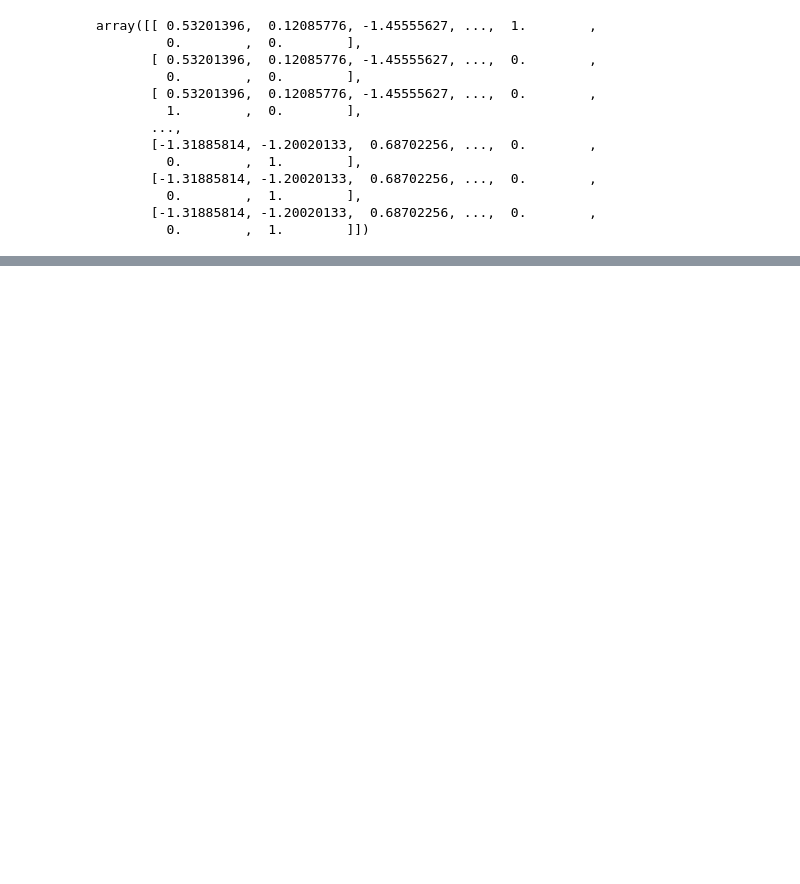
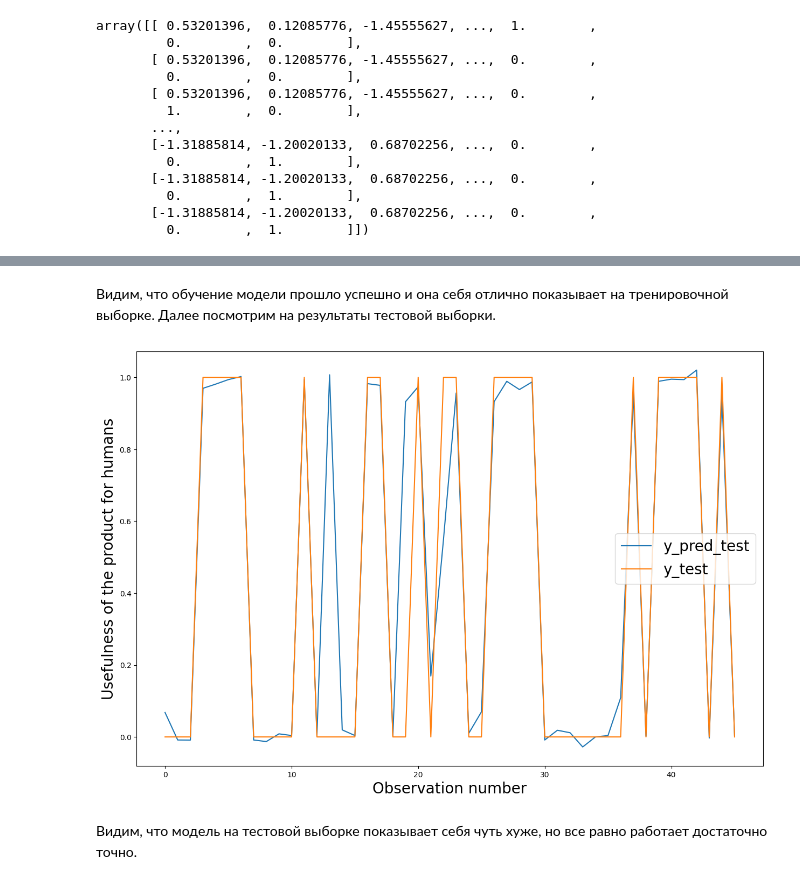
Before and after one commit to ArinaMak/ML_project3, a Jupyter notebook: ML_project3.ipynb, the cells around one changed output, grey strips where cells are left out. Drawn from its saved outputs; the diff is of its cells as text; code cells hidden in the pictures; blank space fills up the shorter version.

```diff
--- a/ML_project3.ipynb
+++ b/ML_project3.ipynb
@@ -126,0 +160,9 @@ array([[ 0.53201396,  0.12085776, -1.45555627, ...,  1.        ,
+# %% [markdown]
+Видим, что обучение модели прошло успешно и она себя отлично показывает на тренировочной выборке. Далее посмотрим на результаты тестовой выборки.
+# %%
+y_pred_test = sklearn_model.predict(X_test)
+plot_two_ys(y_pred_test,  y_test, "y_pred_test", "y_test")
+# %% [output]
+[figure, added]
+# %% [markdown]
+Видим, что модель на тестовой выборке показывает себя чуть хуже, но все равно работает достаточно точно.
```
Also changed, not shown: parts of 8 cells of this notebook, 1 other file.
